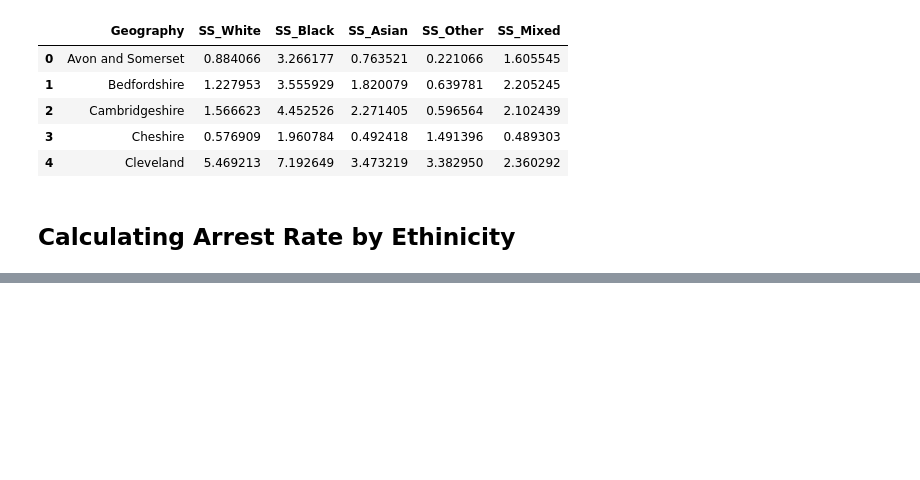
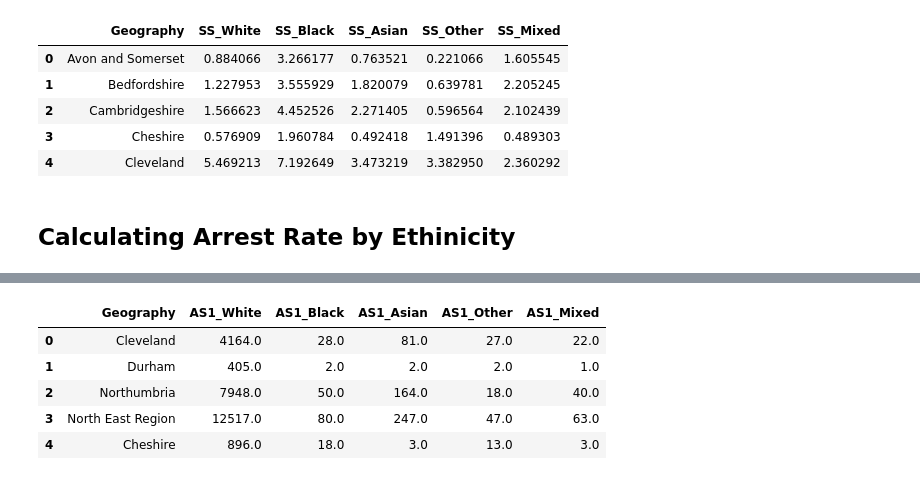
Before and after one commit to neerajthandayan/CourseProject, a Jupyter notebook: Notebooks/Crime_Data.ipynb, the cells around one changed output, grey strips where cells are left out. Saved outputs shown, nothing was run; the diff lists cells and outputs as text; code cells hidden in the pictures; blank space fills up the shorter version.

```diff
--- a/Notebooks/Crime_Data.ipynb
+++ b/Notebooks/Crime_Data.ipynb
@@ -237,0 +249,16 @@ arate.head()
+# %%
+# Dropping uncessary columns
+# Here, the Not stated columsn is dropped as ethinicity unclear
+
+AS1.drop(columns=['Vehicle only search','Total','Not \nstated'], inplace=True)
+AS1.dropna(inplace=True)
+AS1.columns = ['Geography','AS1_White','AS1_Black','AS1_Asian','AS1_Other','AS1_Mixed']
+AS1.reset_index(inplace=True, drop=True)
+AS1.head(5)
+# %% [output]
+|  | Geography | AS1_White | AS1_Black | AS1_Asian | AS1_Other | AS1_Mixed |
+| 0 | Cleveland | 4164.0 | 28.0 | 81.0 | 27.0 | 22.0 |
+| 1 | Durham | 405.0 | 2.0 | 2.0 | 2.0 | 1.0 |
+| 2 | Northumbria | 7948.0 | 50.0 | 164.0 | 18.0 | 40.0 |
+| 3 | North East Region | 12517.0 | 80.0 | 247.0 | 47.0 | 63.0 |
+| 4 | Cheshire | 896.0 | 18.0 | 3.0 | 13.0 | 3.0 |
```
Also changed, not shown: parts of 14 cells of this notebook.
